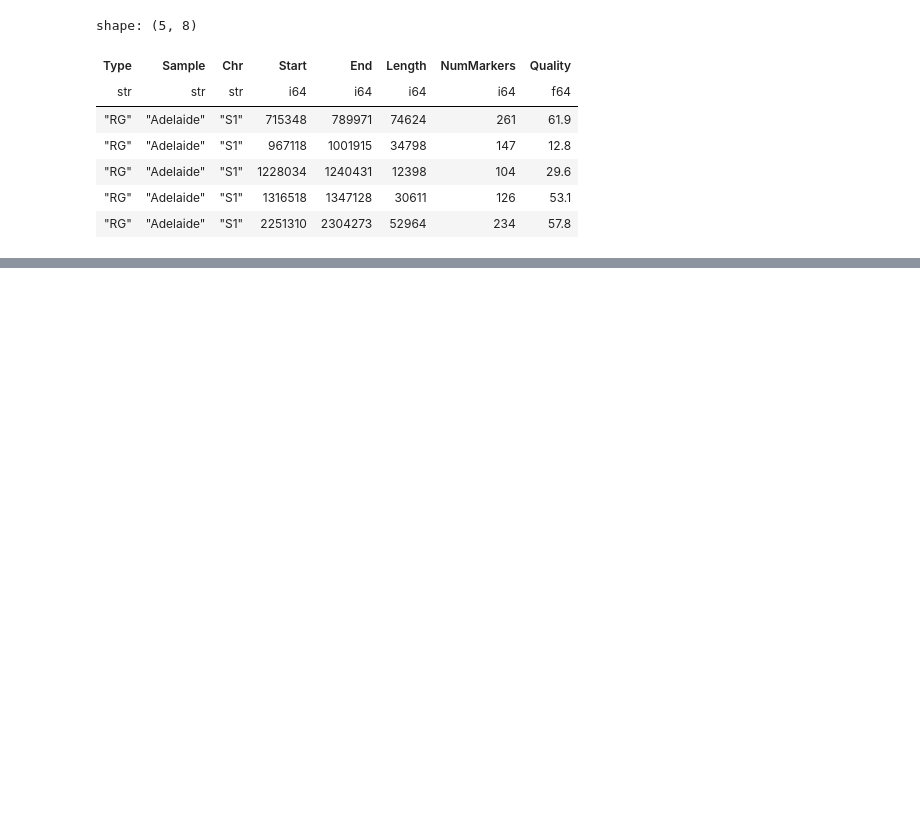
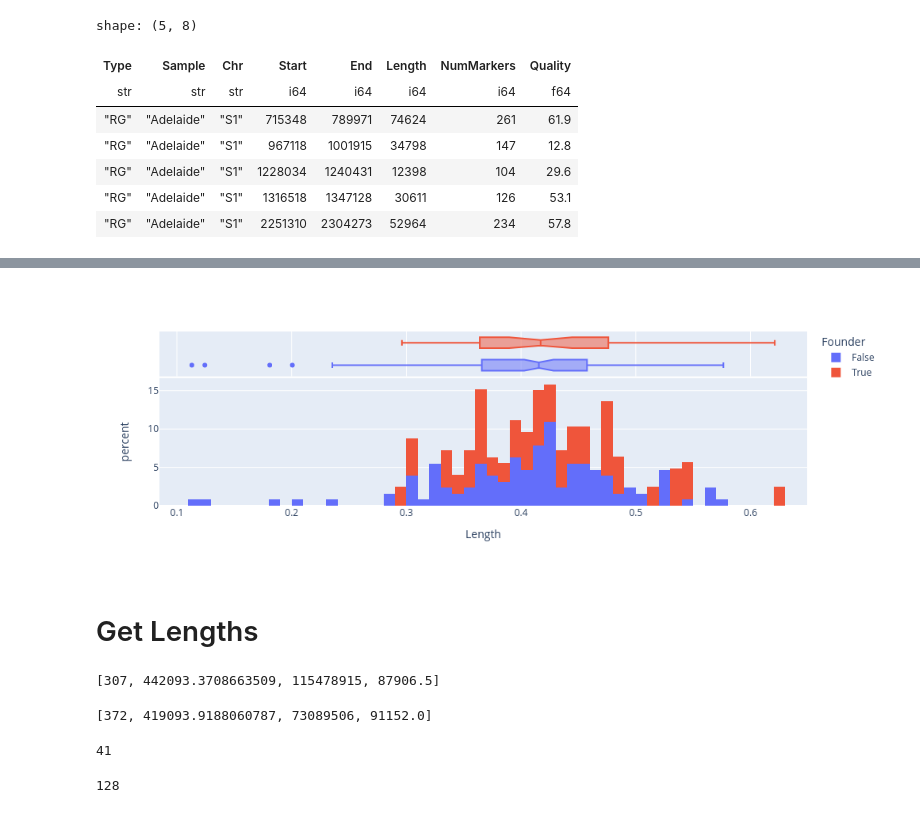
Before and after one commit to GenomicsAotearoa/Kakapo, a Jupyter notebook: ANALYSIS_RohDistributions/RohDistributions.ipynb, the cells around one changed output, grey strips where cells are left out. Cells and saved outputs as stored; diff of their text form; code cells hidden in the pictures; blank space fills up the shorter version.

```diff
--- a/ANALYSIS_RohDistributions/RohDistributions.ipynb
+++ b/ANALYSIS_RohDistributions/RohDistributions.ipynb
@@ -73,0 +76,24 @@ px.box(data_agg.to_pandas(), x="Sample", y="Length")
+# %%
+px.histogram(data_agg.to_pandas(), color="Founder", x="Length", nbins=80, histnorm='percent', marginal="box")
+# %% [output]
+[figure, added]
+# %% [markdown]
+# Get Lengths
+# %%
+founders_length = data.filter(pl.col("Founder") == True)["Length"].to_list()
+[min(founders_length), np.mean(founders_length), max(founders_length), np.median(founders_length)]
+# %% [output]
+[307, 442093.3708663509, 115478915, 87906.5]
+# %%
+offspring_length = data.filter(pl.col("Founder") == False)["Length"].to_list()
+[min(offspring_length), np.mean(offspring_length), max(offspring_length), np.median(offspring_length)]
+# %% [output]
+[372, 419093.9188060787, 73089506, 91152.0]
+# %%
+len(set(data.filter(pl.col("Founder") == True)['Sample'].to_list()))
+# %% [output]
+41
+# %%
+len(set(data.filter(pl.col("Founder") == False)['Sample'].to_list()))
+# %% [output]
+128
```
Also changed, not shown: parts of 12 cells of this notebook, 10 other files.
